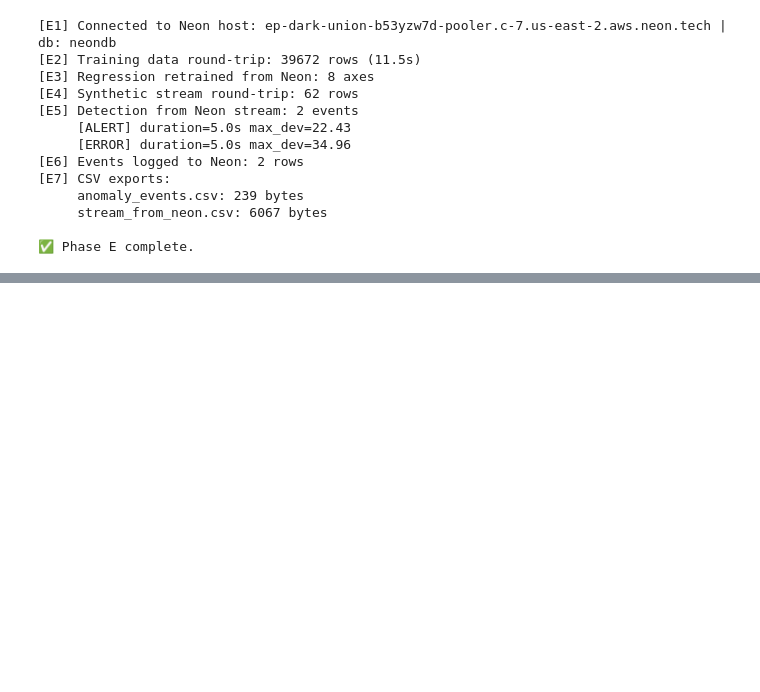
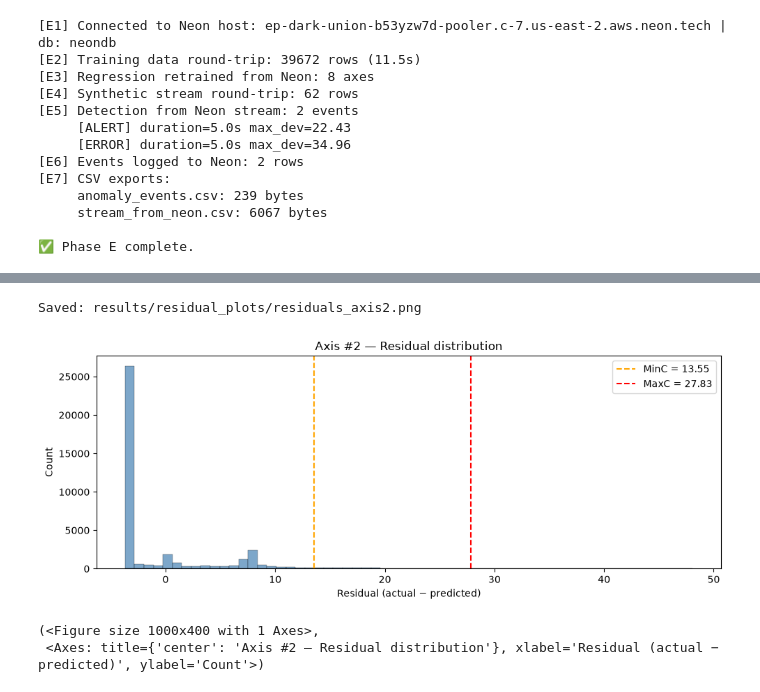
Before and after one commit to AlamirConestoga/predictive_maintenance_regression_linear_lab, a Jupyter notebook: predictive_maintenance_regression_linear_lab.ipynb, the cells around one changed output, grey strips where cells are left out. Saved outputs shown, nothing was run; the diff lists cells and outputs as text; code cells hidden in the pictures; blank space fills up the shorter version.

```diff
--- a/predictive_maintenance_regression_linear_lab.ipynb
+++ b/predictive_maintenance_regression_linear_lab.ipynb
@@ -720,0 +368,16 @@ thresholds
+# %%
+# --- Cell: residual distribution plot (via module) -------------------
+from src.visualization.regression_plots import plot_residual_distribution
+
+plot_residual_distribution(
+    df=df,                    # the training DataFrame from Phase A
+    axis="Axis #2",
+    min_c=thresholds["Axis #2"]["MinC"],
+    max_c=thresholds["Axis #2"]["MaxC"],
+    save_path="results/residual_plots/residuals_axis2.png",
+)
+# %% [output]
+Saved: results/residual_plots/residuals_axis2.png
+[figure, added]
+(<Figure size 1000x400 with 1 Axes>,
+ <Axes: title={'center': 'Axis #2 — Residual distribution'}, xlabel='Residual (actual − predicted)', ylabel='Count'>)
```
Also changed, not shown: parts of 23 cells of this notebook, 7 other files.
